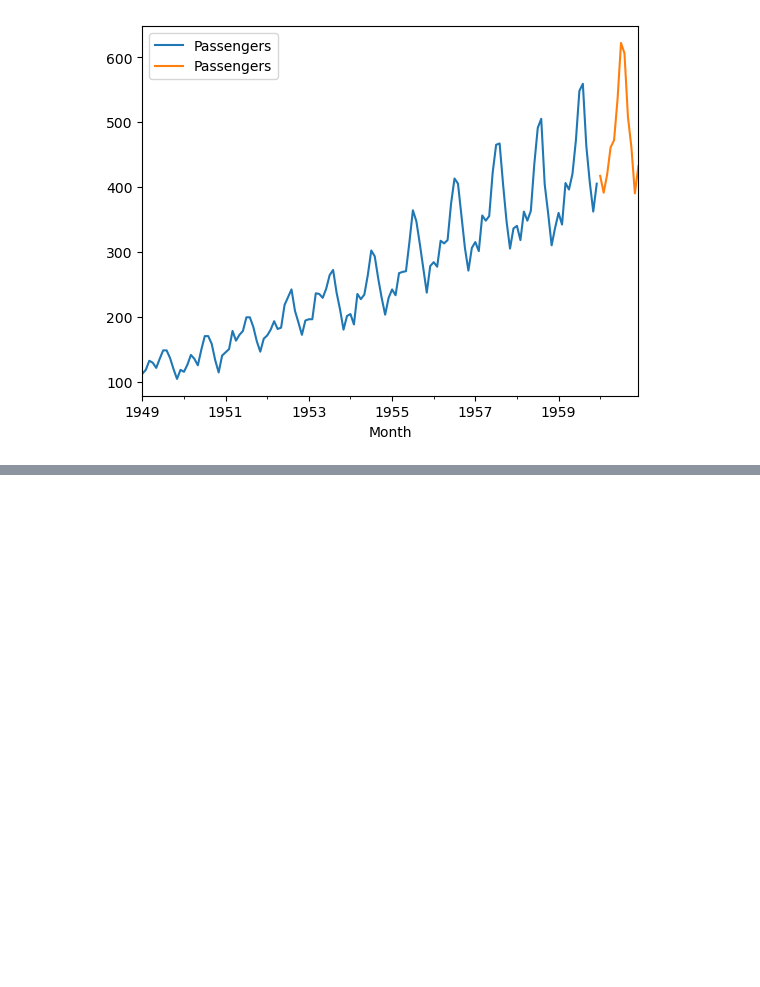
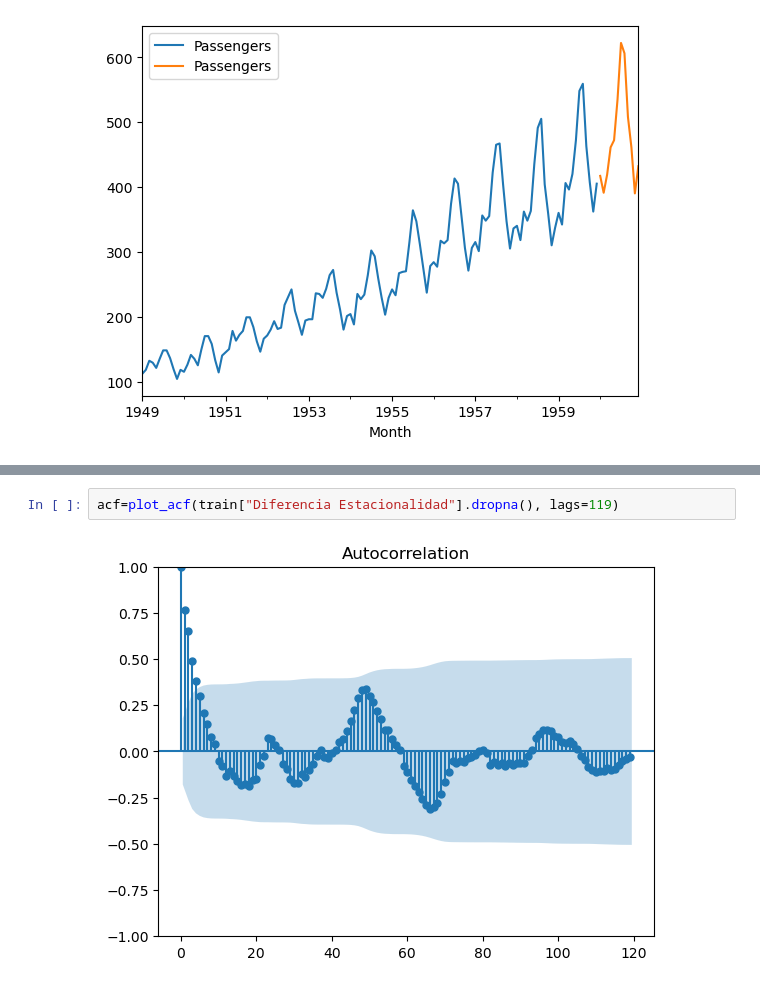
Before and after one commit to dparedes616/Series-de-Tiempo, a Jupyter notebook: ARIMA.ipynb, the cells around one changed output, grey strips where cells are left out. Drawn from its saved outputs; the diff is of its cells as text; blank space fills up the shorter version.

```diff
--- a/ARIMA.ipynb
+++ b/ARIMA.ipynb
@@ -490,0 +523,4 @@ plt.show()
+# %%
+acf=plot_acf(train["Diferencia Estacionalidad"].dropna(), lags=119)
+# %% [output]
+[figure, added]
```
Also changed, not shown: parts of 45 cells of this notebook.
